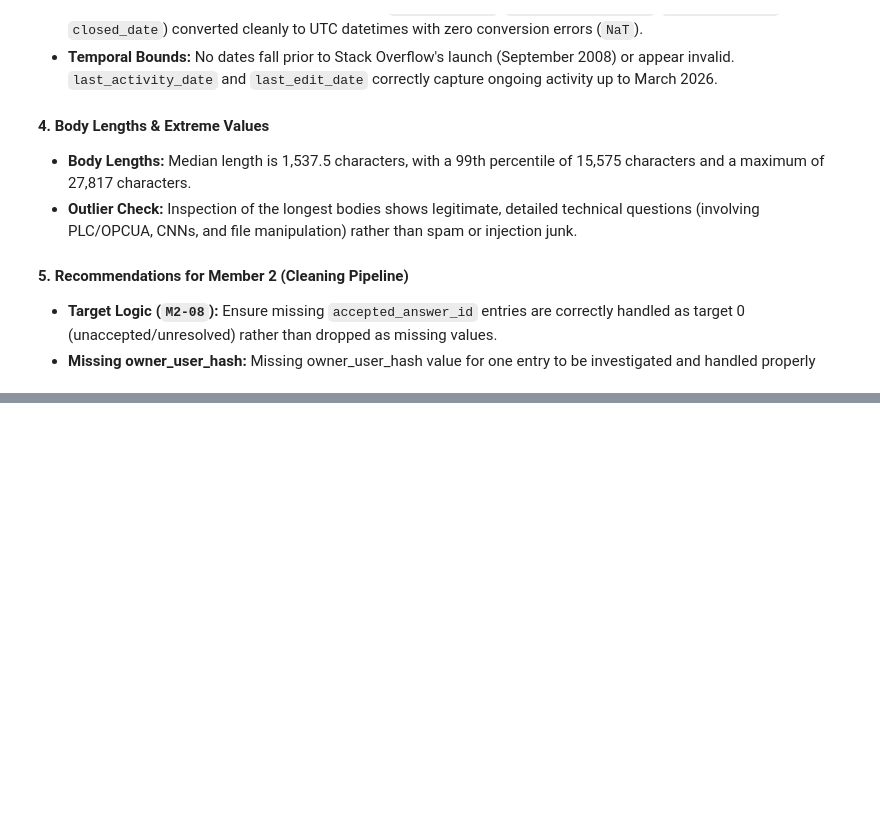
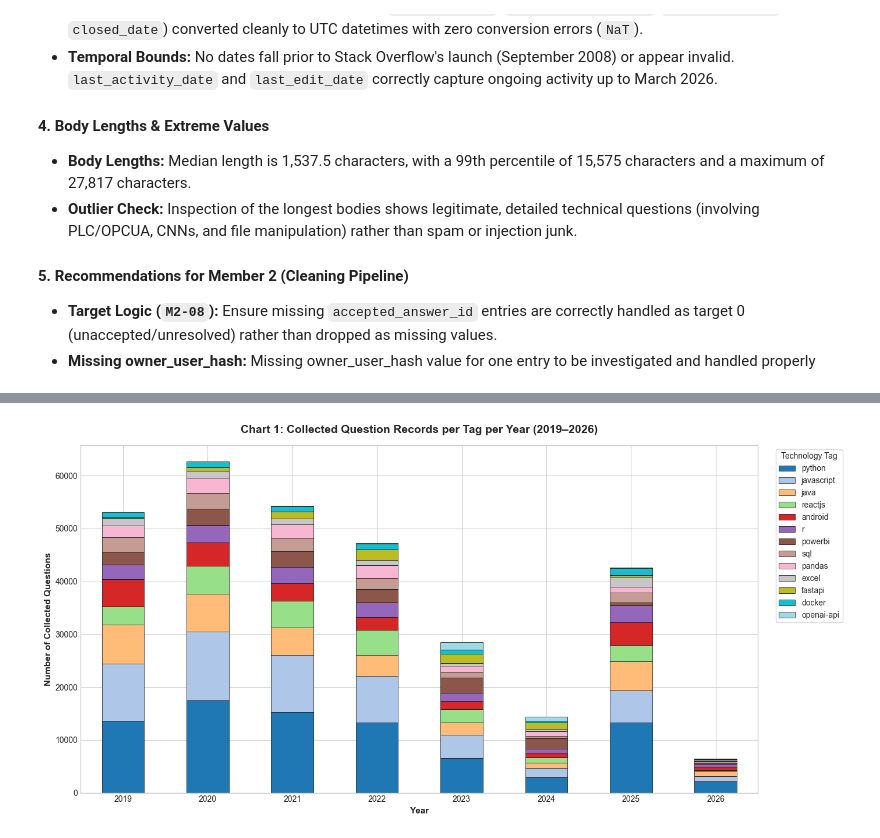
Before and after one commit to Abhinav-Gopalakrishnan/stackoverflow-ai-era, a Jupyter notebook: notebooks/03_eda.ipynb, the cells around one changed output, grey strips where cells are left out. Cells and saved outputs as stored; diff of their text form; code cells hidden in the pictures; blank space fills up the shorter version.

Commit message:
#84 add M1-12 dataset coverage charts to 03_eda.ipynb

```diff
--- a/notebooks/03_eda.ipynb
+++ b/notebooks/03_eda.ipynb
@@ -187,0 +126,17 @@ Name: link, dtype: object
+# %%
+# Chart 1: Collected Questions per Tag per Year
+fig, ax = plt.subplots(figsize=(14, 7))
+
+# Plot stacked bar or grouped bar
+tags_order = piv_tag_year.sum().sort_values(ascending=False).index
+piv_tag_year[tags_order].plot(kind='bar', stacked=True, colormap='tab20', ax=ax, edgecolor='black', linewidth=0.5)
+
+ax.set_title("Chart 1: Collected Question Records per Tag per Year (2019–2026)", fontsize=14, fontweight='bold', pad=15)
+ax.set_xlabel("Year", fontweight='bold')
+ax.set_ylabel("Number of Collected Questions", fontweight='bold')
+ax.legend(title="Technology Tag", bbox_to_anchor=(1.02, 1), loc='upper left', frameon=True)
+plt.xticks(rotation=0)
+plt.tight_layout()
+plt.show()
+# %% [output]
+[figure, added]
```
Also changed, not shown: parts of 8 cells of this notebook.
